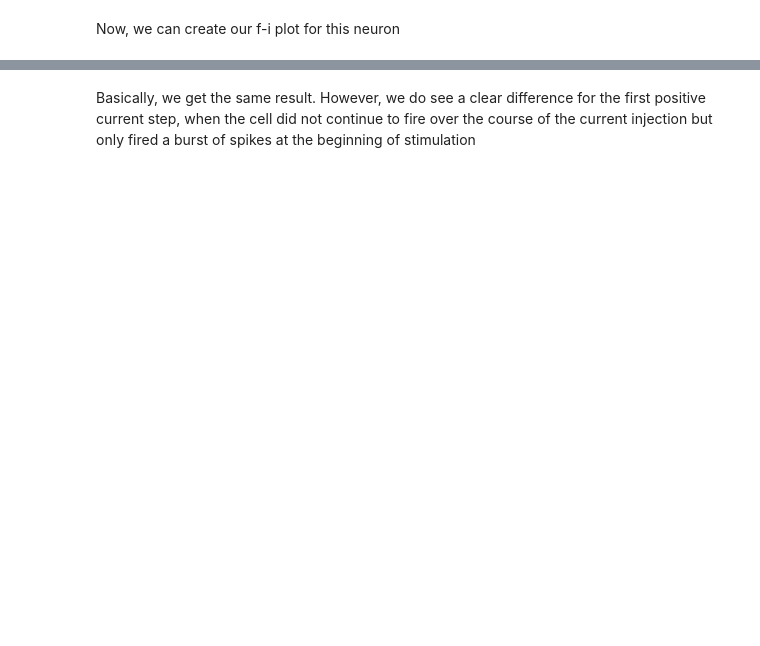
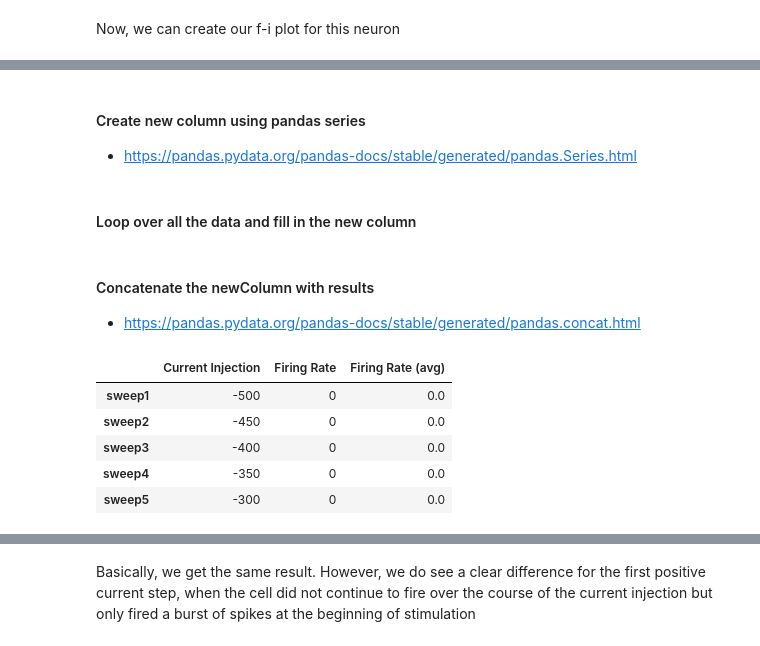
Before and after one commit to dasaderi/python_neurobootcamp, a Jupyter notebook: day-3/Day-3.ipynb, the cells around one changed output, grey strips where cells are left out. Cells and saved outputs as stored; diff of their text form; code cells hidden in the pictures; blank space fills up the shorter version.

```diff
--- a/day-3/Day-3.ipynb
+++ b/day-3/Day-3.ipynb
@@ -563 +480,3 @@ spike_times = spike_times[tf]   # only saving spike times where tf==1 e.g. durin
+# %%
+spike_times = spike_times[boolean_array]   # only saving spike times where boolean_array=True e.g. during current injection
 # %% [markdown]
@@ -743,4 +730,7 @@ Cool, we now have an F-I curve for this PV neuron.
     * newcolumn = pd.series(index=, name=)
     * pd.concat((results,newcolumn),axis=1)
 * Once you've accomplished all this, plot the results alongside the trace above
+# %% [markdown]
+#### Create  new column using pandas series
+* https://pandas.pydata.org/pandas-docs/stable/generated/pandas.Series.html
 # %%
@@ -749 +739,3 @@ newColumn = pd.Series(index=sweeps, name="Firing Rate (avg)")
+# %% [markdown]
+#### Loop over all the data and fill in the new column
 # %%
@@ -761,3 +758,18 @@ for i, sweep in enumerate(sweeps):
+# %% [markdown]
+#### Concatenate the newColumn with results
+* https://pandas.pydata.org/pandas-docs/stable/generated/pandas.concat.html
 # %%
+results = pd.concat()   # concatenate
+results.head()          # look at results
+
+'''
 results = pd.concat((results,newColumn),axis=1)
 results.head()
+'''
+# %% [output]
+|  | Current Injection | Firing Rate | Firing Rate (avg) |
+| sweep1 | -500 | 0 | 0.0 |
+| sweep2 | -450 | 0 | 0.0 |
+| sweep3 | -400 | 0 | 0.0 |
+| sweep4 | -350 | 0 | 0.0 |
+| sweep5 | -300 | 0 | 0.0 |
```
Also changed, not shown: parts of 101 cells of this notebook, 1 other file.
